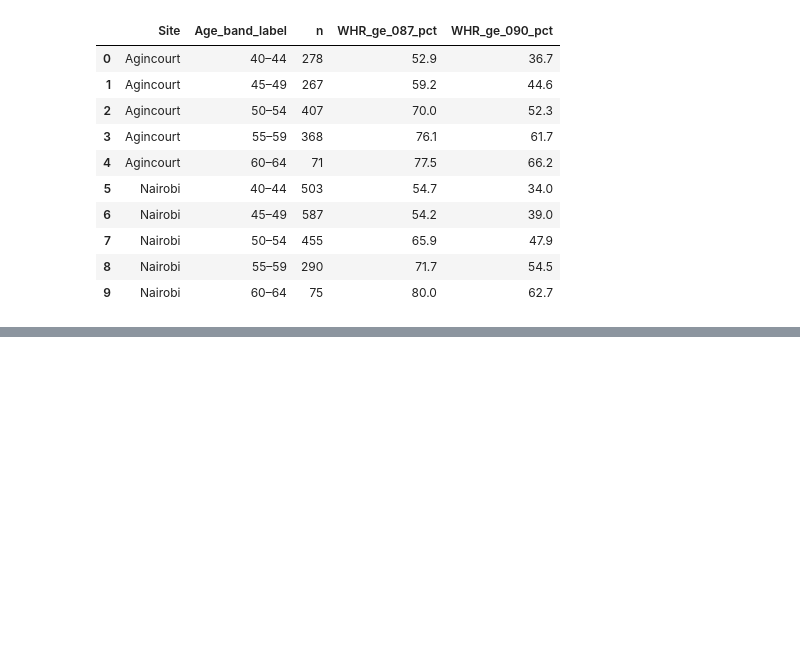
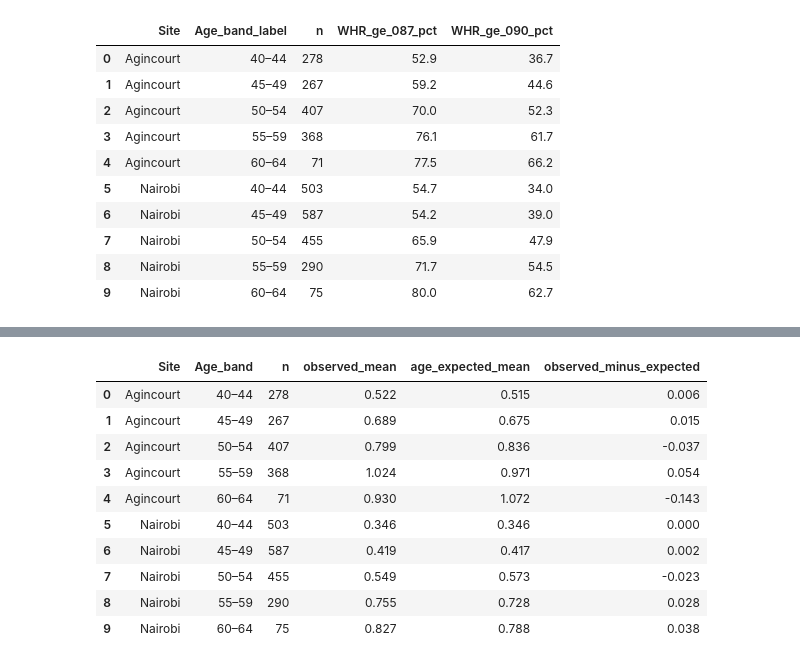
Before and after one commit to kayvinsoo7/HAALSI_work, a Jupyter notebook: mdscan-master/poisson_scoring3.ipynb, the cells around one changed output, grey strips where cells are left out. Saved outputs shown, nothing was run; the diff lists cells and outputs as text; code cells hidden in the pictures; blank space fills up the shorter version.

```diff
--- a/mdscan-master/poisson_scoring3.ipynb
+++ b/mdscan-master/poisson_scoring3.ipynb
@@ -768,0 +896,64 @@ search_space1 = [col for col in dff.columns \
+# %%
+def observed_expected_by_age(
+    df,
+    site_name,
+    age_col=AGE_COL,
+    outcome_col=OUTCOME_COL
+):
+    temp = df.copy()
+
+    temp['Age_band'] = pd.cut(
+        temp[age_col],
+        bins=[40, 45, 50, 55, 60, 65],
+        right=False,
+        labels=['40–44', '45–49', '50–54', '55–59', '60–64']
+    )
+
+    result = (
+        temp
+        .dropna(subset=['Age_band'])
+        .groupby('Age_band', observed=True)
+        .agg(
+            n=(outcome_col, 'size'),
+            observed_mean=(outcome_col, 'mean'),
+            age_expected_mean=('expectationPoisson_age', 'mean')
+        )
+        .reset_index()
+    )
+
+    result.insert(0, 'Site', site_name)
+
+    result['observed_minus_expected'] = (
+        result['observed_mean'] -
+        result['age_expected_mean']
+    )
+
+    return result
+
+
+age_cal_ag = observed_expected_by_age(
+    dff_ag, 'Agincourt'
+)
+
+age_cal_nai = observed_expected_by_age(
+    dff_nai, 'Nairobi'
+)
+
+age_calibration = pd.concat(
+    [age_cal_ag, age_cal_nai],
+    ignore_index=True
+)
+
+display(age_calibration.round(3))
+# %% [output]
+|  | Site | Age_band | n | observed_mean | age_expected_mean | observed_minus_expected |
+| 0 | Agincourt | 40–44 | 278 | 0.522 | 0.515 | 0.006 |
+| 1 | Agincourt | 45–49 | 267 | 0.689 | 0.675 | 0.015 |
+| 2 | Agincourt | 50–54 | 407 | 0.799 | 0.836 | -0.037 |
+| 3 | Agincourt | 55–59 | 368 | 1.024 | 0.971 | 0.054 |
+| 4 | Agincourt | 60–64 | 71 | 0.930 | 1.072 | -0.143 |
+| 5 | Nairobi | 40–44 | 503 | 0.346 | 0.346 | 0.000 |
+| 6 | Nairobi | 45–49 | 587 | 0.419 | 0.417 | 0.002 |
+| 7 | Nairobi | 50–54 | 455 | 0.549 | 0.573 | -0.023 |
+| 8 | Nairobi | 55–59 | 290 | 0.755 | 0.728 | 0.028 |
+| 9 | Nairobi | 60–64 | 75 | 0.827 | 0.788 | 0.038 |
```
Also changed, not shown: parts of 9 cells of this notebook.
